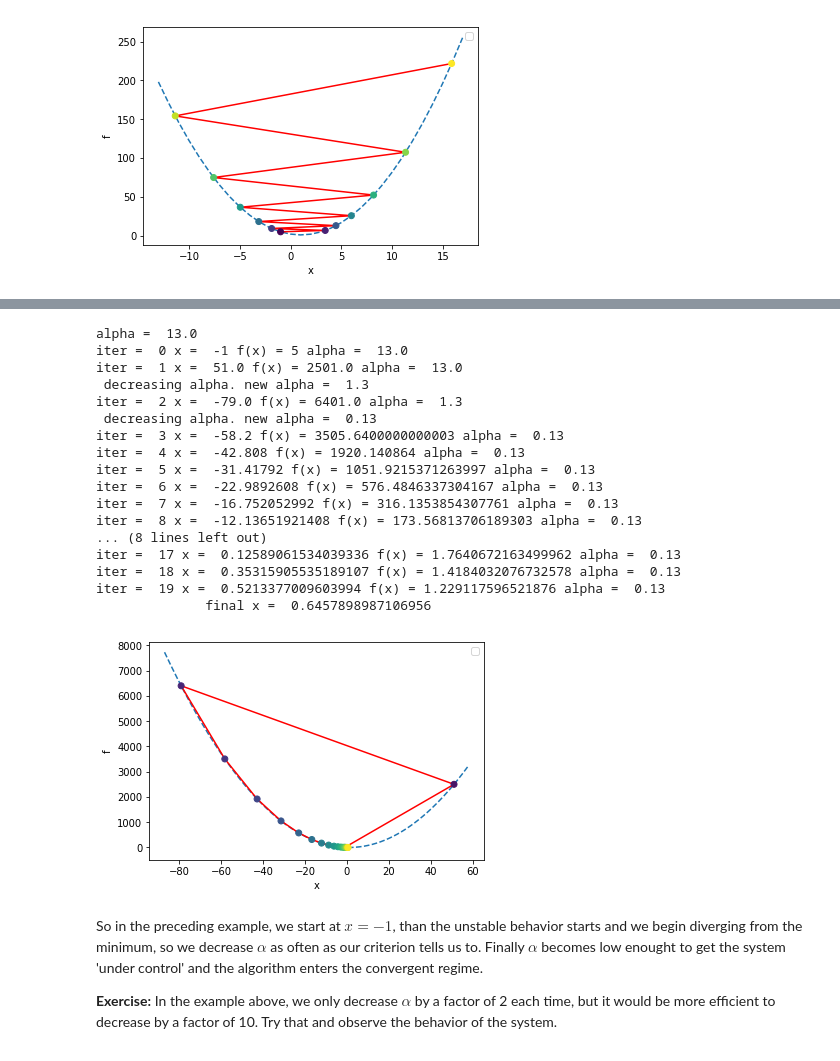
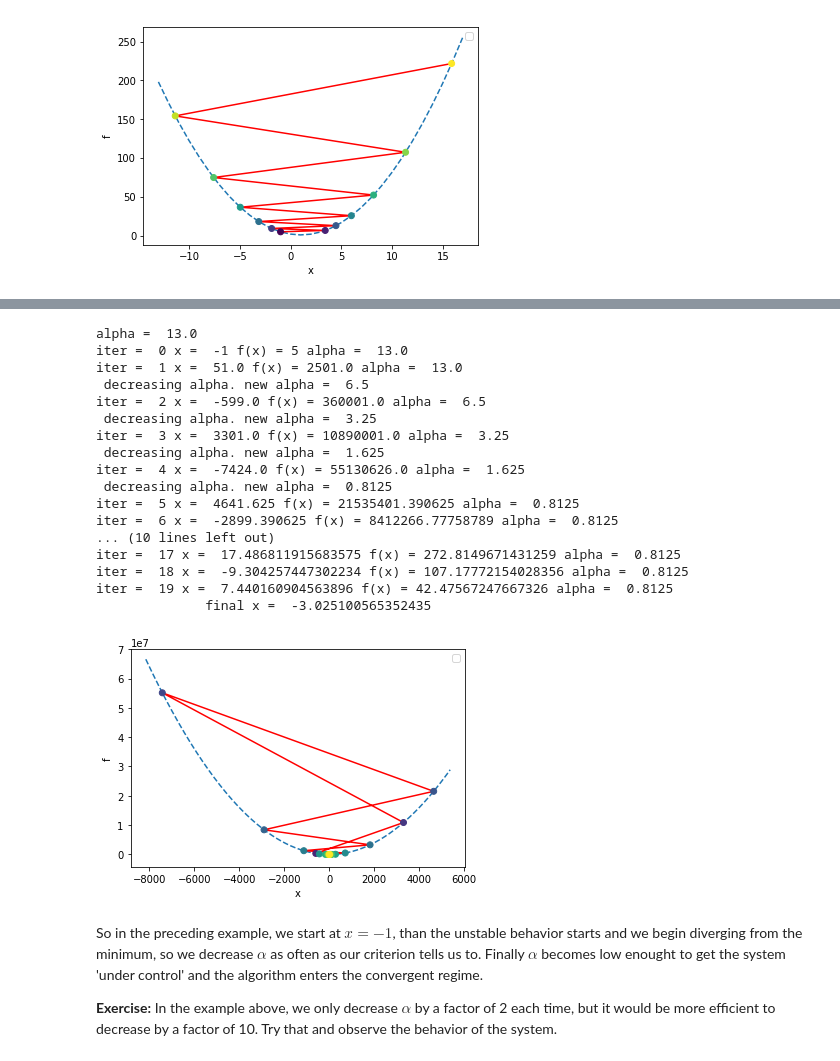
Before and after one commit to drscotthawley/machinelearningfoundations, a Jupyter notebook: Ia-FollowingGravity.ipynb, the cells around one changed output, grey strips where cells are left out. Saved outputs shown, nothing was run; the diff lists cells and outputs as text; code cells hidden in the pictures.

```diff
--- a/Ia-FollowingGravity.ipynb
+++ b/Ia-FollowingGravity.ipynb
@@ -178,49 +180,49 @@ for iter in range(maxiter):	     # do the descent
     x_arr.append(x)
 
     f_cur = f(x)
     y_arr.append( f_cur )
 
     print("iter = ",iter,"x = ",x,"f(x) =",f(x),"alpha = ",alpha)
 
     if (f_cur > f_old):         # check for runaway behavior
-        alpha = alpha * 0.1
+        alpha = alpha * 0.5
         print(" decreasing alpha. new alpha = ",alpha)
     f_old = f_cur
 
     # update via gradient descent
     x = x - alpha * dfdx(x)
 
 # report and make the plot
 print("              final x = ",x)
 fig, ax = plt.subplots()
 ax.update({'xlabel':'x', 'ylabel':'f'})
 plt.plot(x_arr,y_arr,'r',zorder=2,)
 plt.scatter(x_arr,y_arr,zorder=3,c=range(len(x_arr)),cmap=plt.cm.viridis)
 xlim = ax.get_xlim()
 x = np.arange(xlim[0],xlim[1],1)          # x for dashed line
 plt.plot(x,f(x),zorder=1,ls='dashed')
 handles, labels = ax.get_legend_handles_labels()
 ax.legend(handles, labels)
 plt.show()
 # %% [output]
 alpha =  13.0
 iter =  0 x =  -1 f(x) = 5 alpha =  13.0
 iter =  1 x =  51.0 f(x) = 2501.0 alpha =  13.0
- decreasing alpha. new alpha =  1.3
-iter =  2 x =  -79.0 f(x) = 6401.0 alpha =  1.3
- decreasing alpha. new alpha =  0.13
-iter =  3 x =  -58.2 f(x) = 3505.6400000000003 alpha =  0.13
-iter =  4 x =  -42.808 f(x) = 1920.140864 alpha =  0.13
-iter =  5 x =  -31.41792 f(x) = 1051.9215371263997 alpha =  0.13
-iter =  6 x =  -22.9892608 f(x) = 576.4846337304167 alpha =  0.13
-iter =  7 x =  -16.752052992 f(x) = 316.1353854307761 alpha =  0.13
-iter =  8 x =  -12.13651921408 f(x) = 173.56813706189303 alpha =  0.13
-... (8 lines left out)
-iter =  17 x =  0.12589061534039336 f(x) = 1.7640672163499962 alpha =  0.13
-iter =  18 x =  0.35315905535189107 f(x) = 1.4184032076732578 alpha =  0.13
-iter =  19 x =  0.5213377009603994 f(x) = 1.229117596521876 alpha =  0.13
-              final x =  0.6457898987106956
+ decreasing alpha. new alpha =  6.5
+iter =  2 x =  -599.0 f(x) = 360001.0 alpha =  6.5
+ decreasing alpha. new alpha =  3.25
+iter =  3 x =  3301.0 f(x) = 10890001.0 alpha =  3.25
+ decreasing alpha. new alpha =  1.625
+iter =  4 x =  -7424.0 f(x) = 55130626.0 alpha =  1.625
+ decreasing alpha. new alpha =  0.8125
+iter =  5 x =  4641.625 f(x) = 21535401.390625 alpha =  0.8125
+iter =  6 x =  -2899.390625 f(x) = 8412266.77758789 alpha =  0.8125
+... (10 lines left out)
+iter =  17 x =  17.486811915683575 f(x) = 272.8149671431259 alpha =  0.8125
+iter =  18 x =  -9.304257447302234 f(x) = 107.17772154028356 alpha =  0.8125
+iter =  19 x =  7.440160904563896 f(x) = 42.47567247667326 alpha =  0.8125
+              final x =  -3.025100565352435
-[figure, old version]
+[figure, new version]
 # %% [markdown]
 So in the preceding example, we start at $x=-1$, than the unstable behavior starts and we begin diverging from the minimum, so we decrease $\alpha$ as often as our criterion tells us to.  Finally $\alpha$ becomes low enought to get the system  'under control' and the algorithm enters the convergent regime.
 
```
Also changed, not shown: parts of 6 cells of this notebook.
